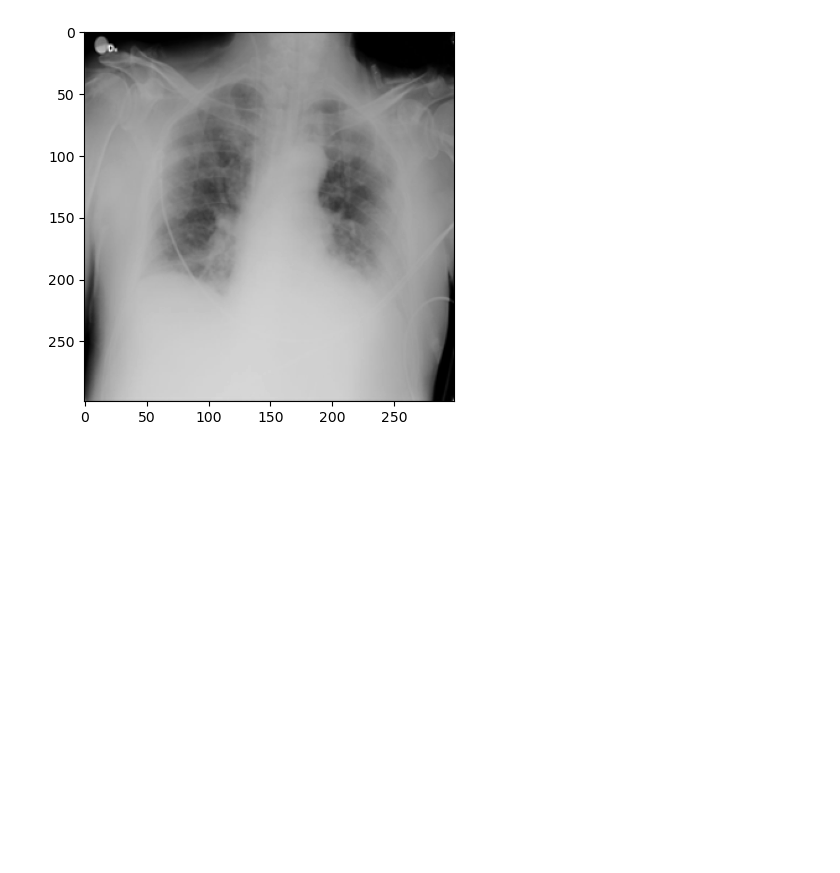
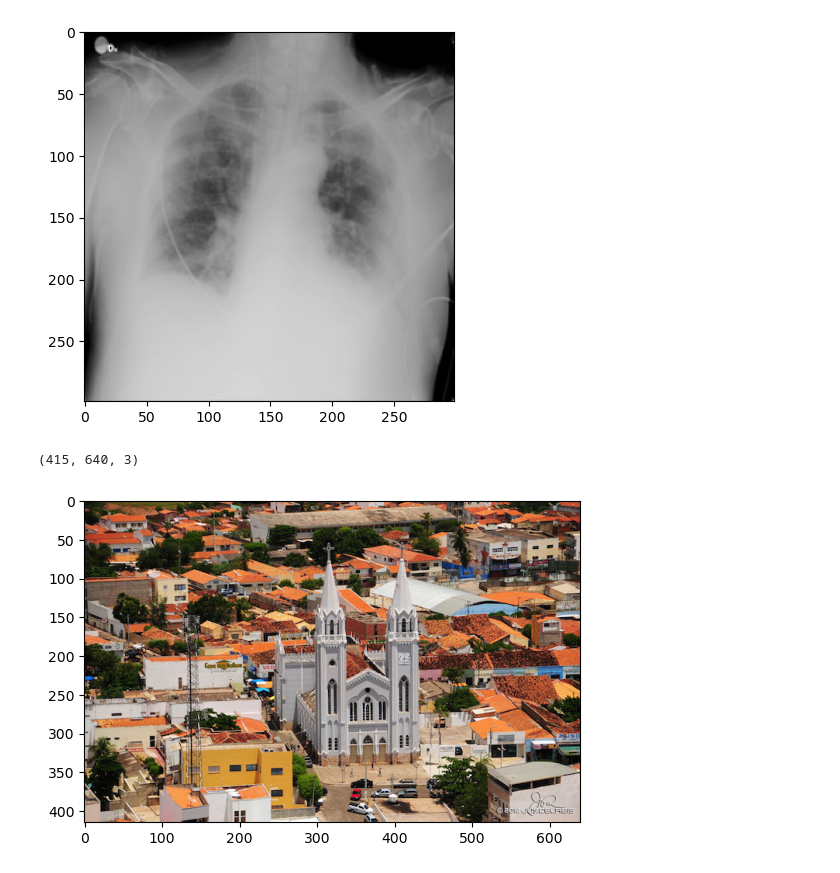
Before and after one commit to EuricoDNJR/Topicos-especiais-em-visao-computacional, a Jupyter notebook: atv_filtro/trab.ipynb, the cells around one changed output. Saved outputs shown, nothing was run; the diff lists cells and outputs as text; code cells hidden in the pictures; blank space fills up the shorter version.

```diff
--- a/atv_filtro/trab.ipynb
+++ b/atv_filtro/trab.ipynb
@@ -11,3 +11,11 @@ img.shape
 # %% [output]
 (299, 299)
 [figure]
+# %%
+img = imread('picos.jpg')
+plt.imshow(img)
+
+img.shape
+# %% [output]
+(415, 640, 3)
+[figure, added]
```
Also changed, not shown: parts of 26 cells of this notebook, 2 other files.
